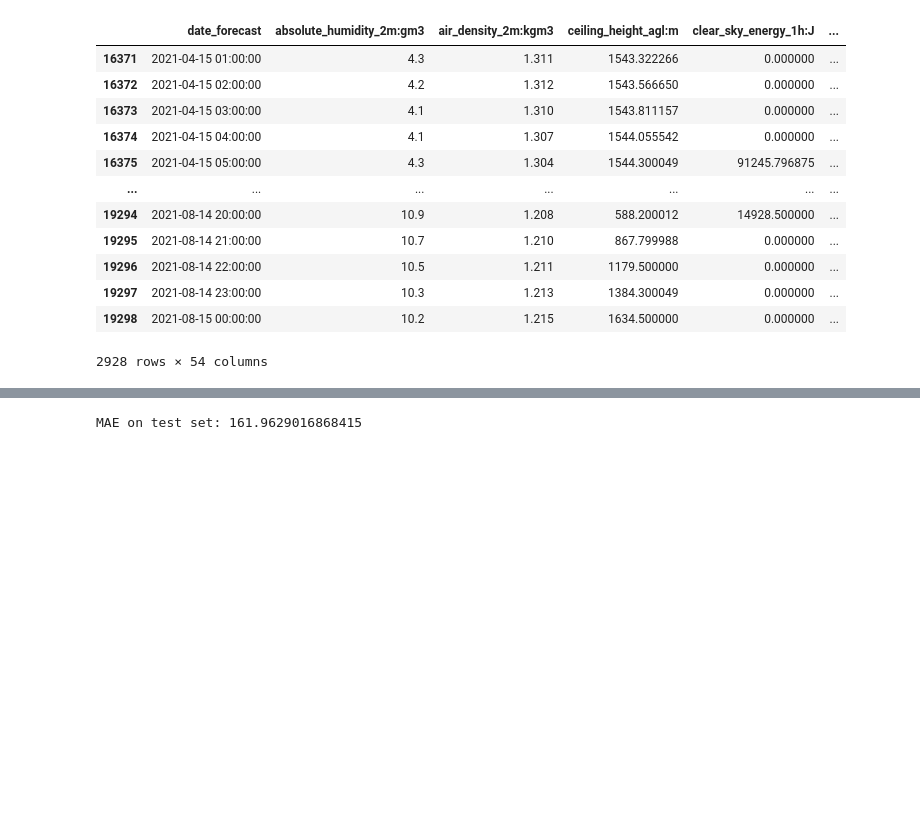
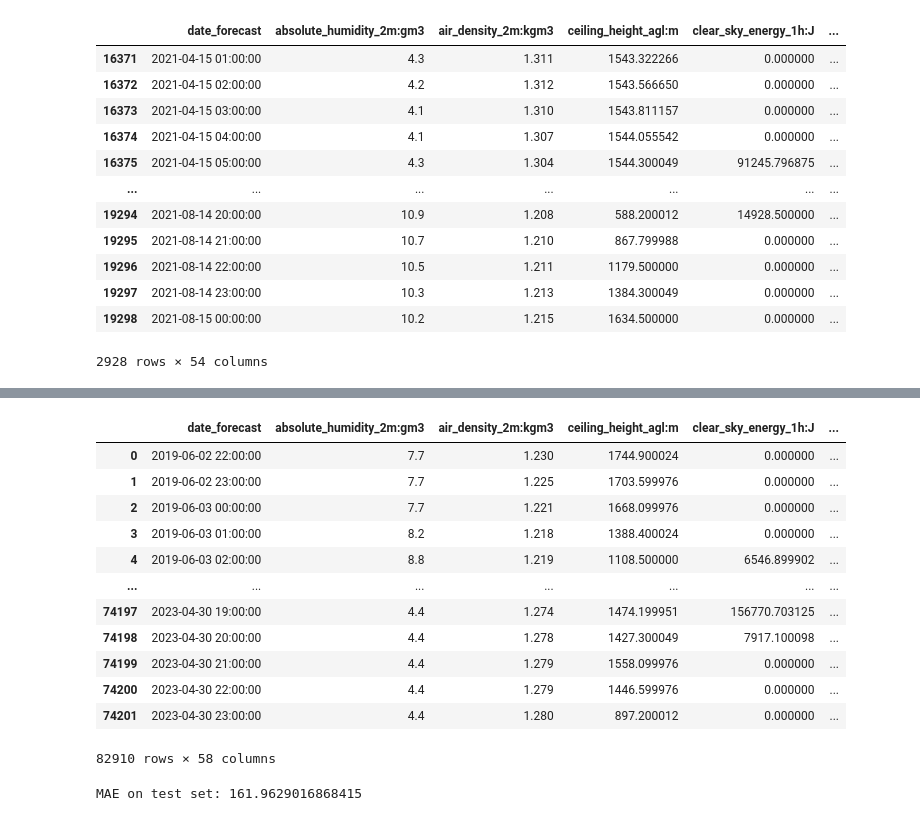
Before and after one commit to art-test-stack/ml_competition, a Jupyter notebook: XGBoost_locations_grouped.ipynb, the cells around one changed output, grey strips where cells are left out. Drawn from its saved outputs; the diff is of its cells as text; code cells hidden in the pictures; blank space fills up the shorter version.

```diff
--- a/XGBoost_locations_grouped.ipynb
+++ b/XGBoost_locations_grouped.ipynb
@@ -573,0 +571,10 @@ pv_all = pd.concat([pv_test, pv_train], sort=False)
+# %%
+mask_a = ((pv_test['date_forecast'] > split_date_a) & (pv_test['date_forecast'] <= split_date2_a)) & (pv_test['location_A'] == 1)
+mask_b = ((pv_test['date_forecast'] > split_date_b) & (pv_test['date_forecast'] <= split_date2_b)) & (pv_test['location_B'] == 1)
+mask_c = ((pv_test['date_forecast'] > split_date_c) & (pv_test['date_forecast'] <= split_date2_c)) & (pv_test['location_C'] == 1)
+mask = (mask_a | mask_b | mask_c)
+# pv_test['pv_measurement_prediction'] = pd.NA
+pv_test[mask]['pv_measurement_prediction'] = reg.predict(X_test_norm)
+pv_test['pv_measurement_prediction'] = reg.predict(X_test_norm)
+pv_all = pd.concat([pv_test, pv_train], sort=False)
+pv_all = pv_all.sort_values(by=['location_C','location_B','location_A', 'date_forecast'])
@@ -574,3 +601,19 @@ pv_all = pd.concat([pv_test, pv_train], sort=False)
+# %%
+pv_all
+# %% [output]
+|  | date_forecast | absolute_humidity_2m:gm3 | air_density_2m:kgm3 | ceiling_height_agl:m | clear_sky_energy_1h:J | ... |
+| 0 | 2019-06-02 22:00:00 | 7.7 | 1.230 | 1744.900024 | 0.000000 | ... |
+| 1 | 2019-06-02 23:00:00 | 7.7 | 1.225 | 1703.599976 | 0.000000 | ... |
+| 2 | 2019-06-03 00:00:00 | 7.7 | 1.221 | 1668.099976 | 0.000000 | ... |
+| 3 | 2019-06-03 01:00:00 | 8.2 | 1.218 | 1388.400024 | 0.000000 | ... |
+| 4 | 2019-06-03 02:00:00 | 8.8 | 1.219 | 1108.500000 | 6546.899902 | ... |
+| ... | ... | ... | ... | ... | ... | ... |
+| 74197 | 2023-04-30 19:00:00 | 4.4 | 1.274 | 1474.199951 | 156770.703125 | ... |
+| 74198 | 2023-04-30 20:00:00 | 4.4 | 1.278 | 1427.300049 | 7917.100098 | ... |
+| 74199 | 2023-04-30 21:00:00 | 4.4 | 1.279 | 1558.099976 | 0.000000 | ... |
+| 74200 | 2023-04-30 22:00:00 | 4.4 | 1.279 | 1446.599976 | 0.000000 | ... |
+| 74201 | 2023-04-30 23:00:00 | 4.4 | 1.280 | 897.200012 | 0.000000 | ... |
+82910 rows × 58 columns
 # %%
 mae = np.mean(np.abs(pv_all['pv_measurement'] - pv_all['pv_measurement_prediction']))
 print("MAE on test set:", mae)
```
Also changed, not shown: parts of 9 cells of this notebook, 11 other files.
